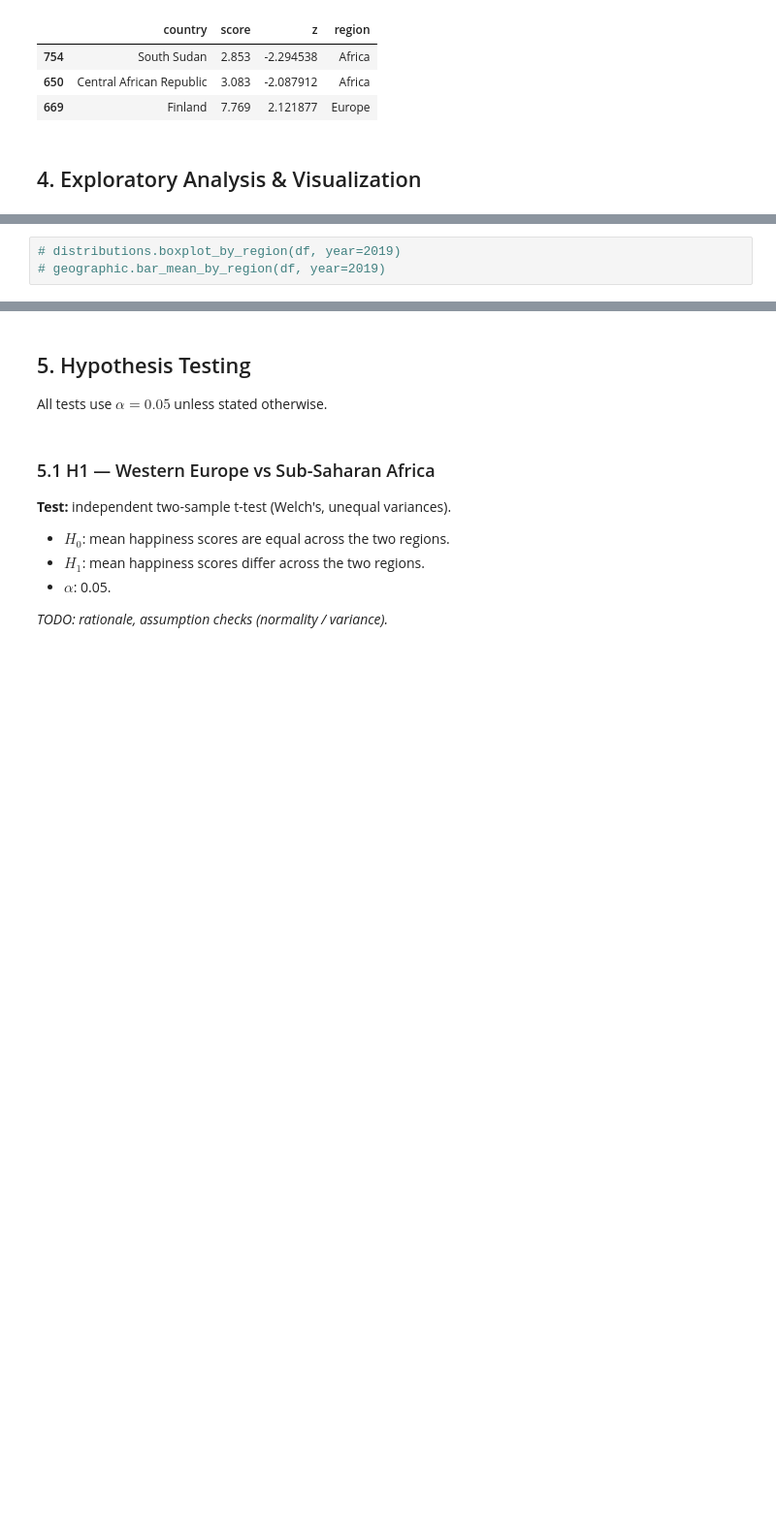
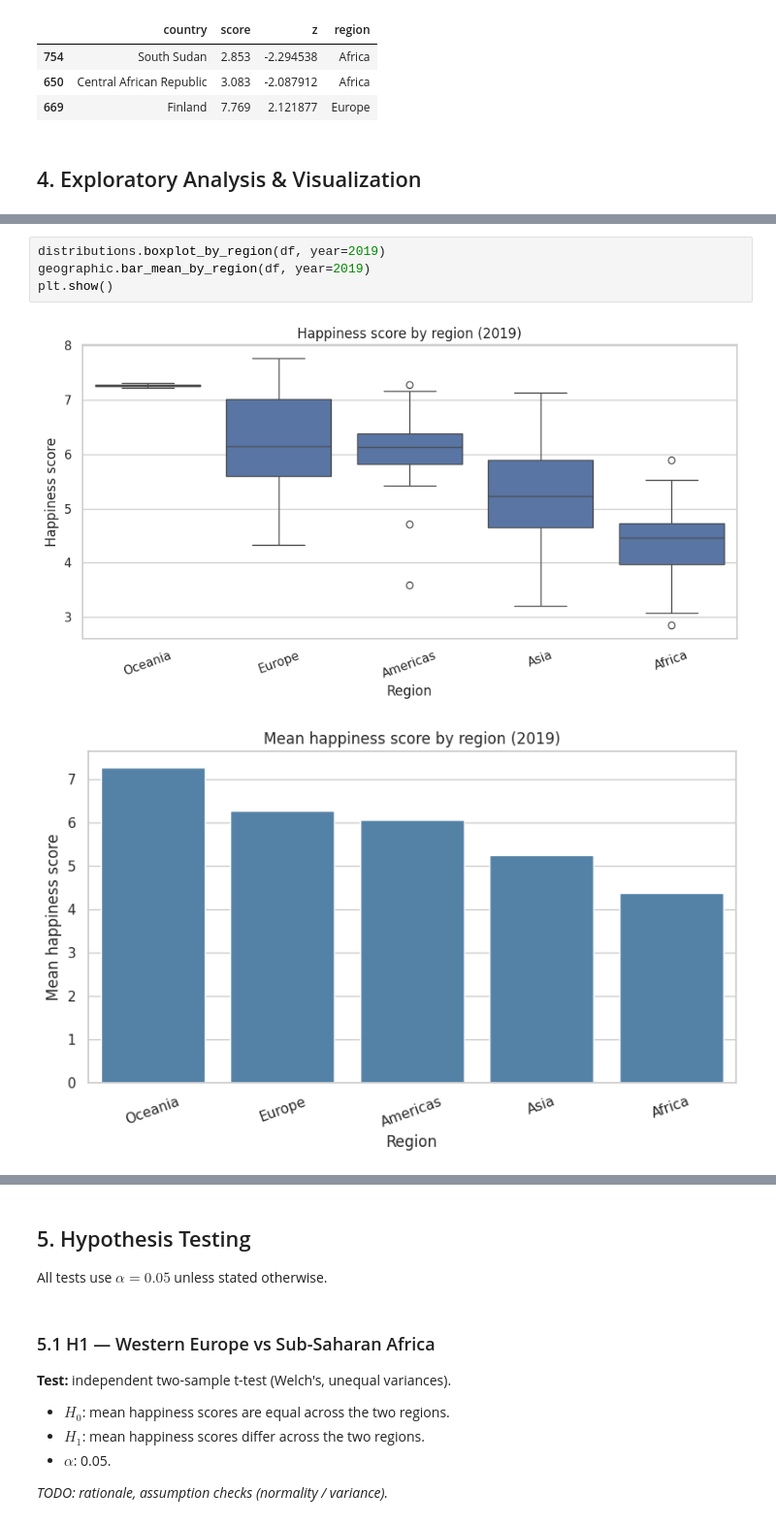
Before and after one commit to lizzardbald/happiness-report-research, a Jupyter notebook: Main.ipynb, the cells around one changed output, grey strips where cells are left out. Shown at 97% size. Drawn from its saved outputs; the diff is of its cells as text; blank space fills up the shorter version.

```diff
--- a/Main.ipynb
+++ b/Main.ipynb
@@ -266,6 +269,10 @@ _TODO: discuss inter-region spread and within-region variance._
 # %%
-# distributions.boxplot_by_region(df, year=2019)
-# geographic.bar_mean_by_region(df, year=2019)
+distributions.boxplot_by_region(df, year=2019)
+geographic.bar_mean_by_region(df, year=2019)
+plt.show()
+# %% [output]
+[figure, added]
+[figure, added]
 # %% [markdown]
 ### 4.3 Time evolution 2015 to 2019
 
```
Also changed, not shown: parts of 7 cells of this notebook.
